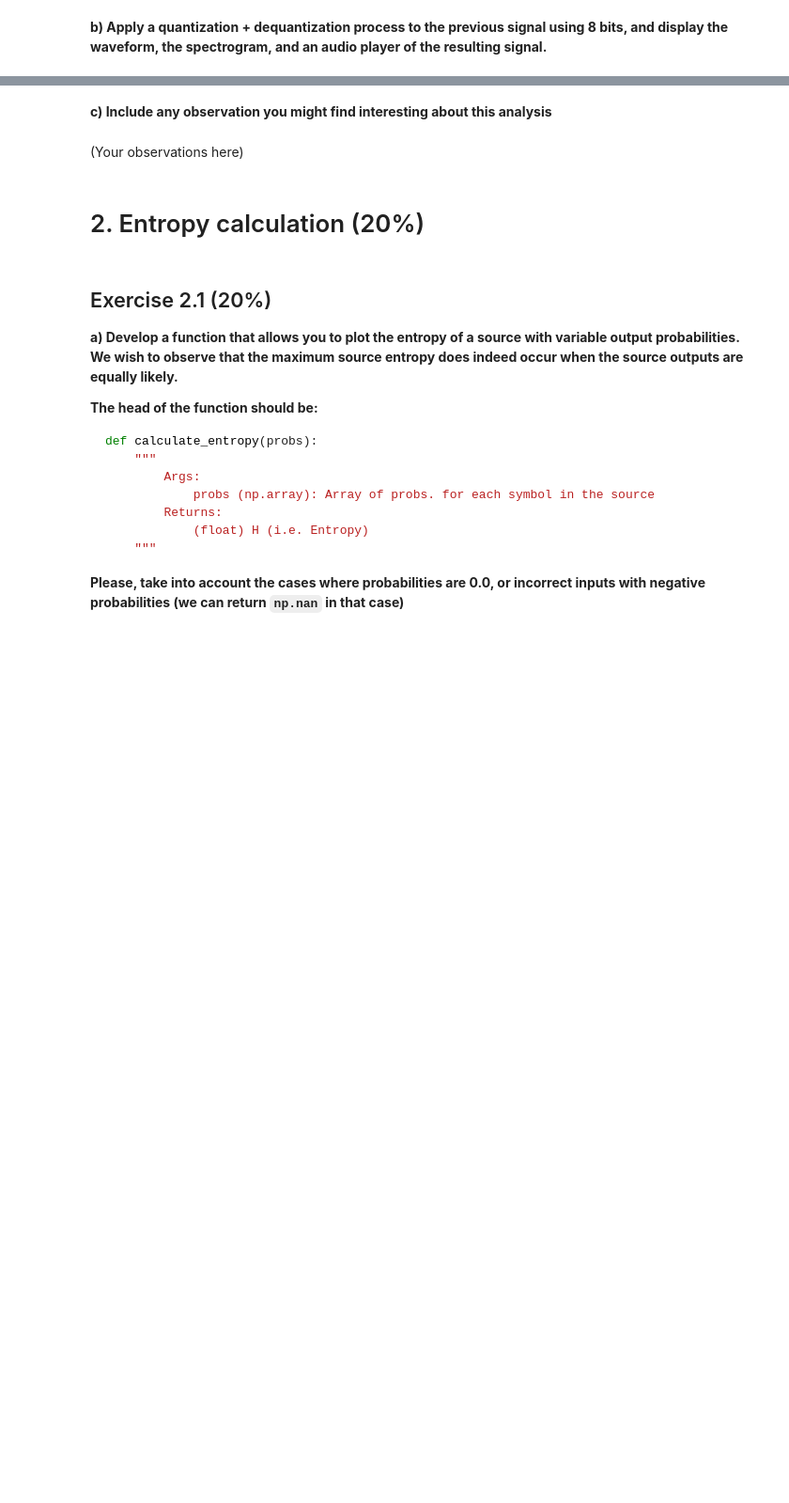
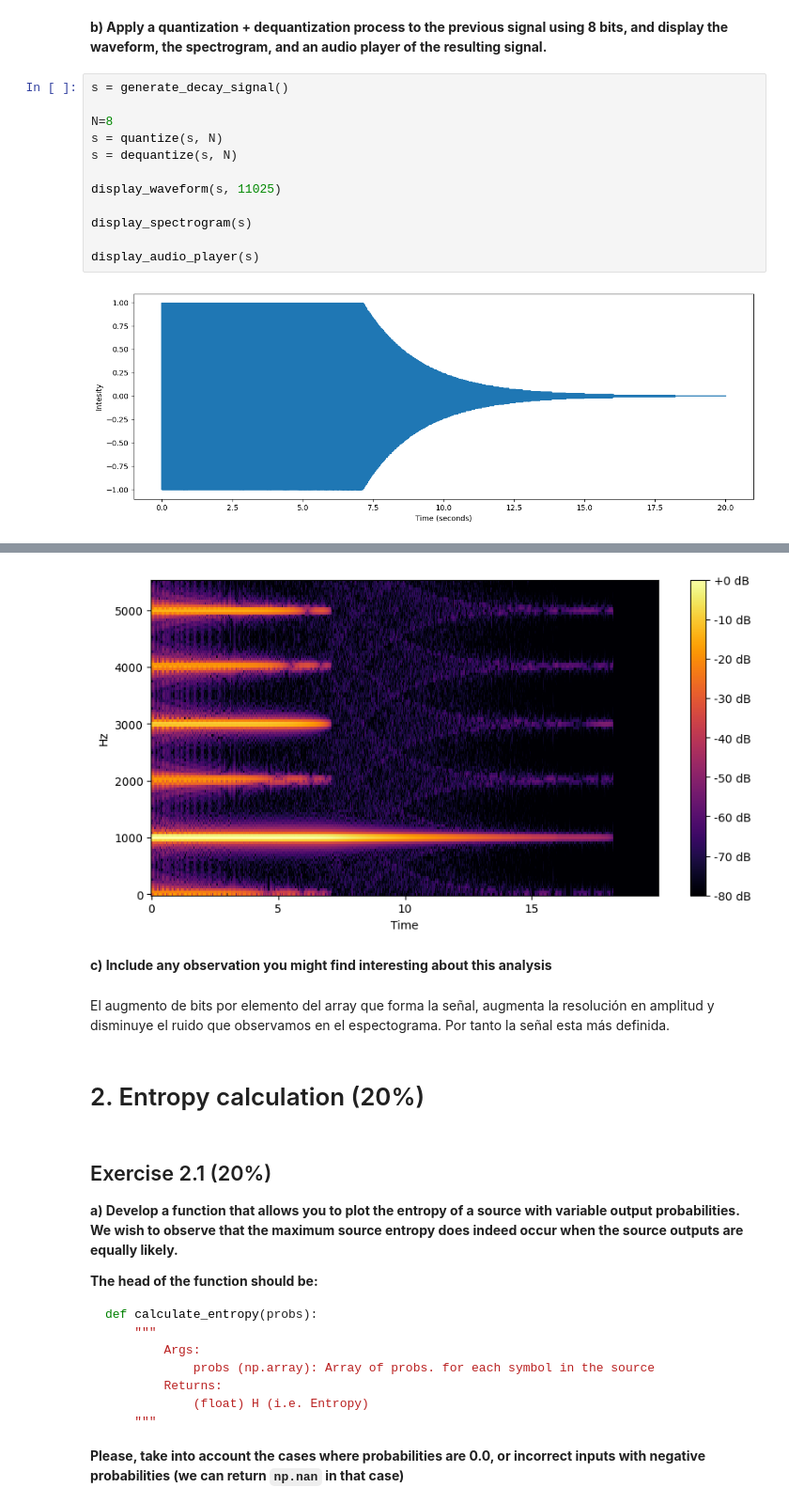
Before and after one commit to JsMarq96/Video-Labs, a Jupyter notebook: Audio/Lab1/Lab1_QuantizationAndEntropyCoding_2022.ipynb, the cells around one changed output, grey strips where cells are left out. Shown at 94% size. Saved outputs shown, nothing was run; the diff lists cells and outputs as text; blank space fills up the shorter version.

```diff
--- a/Audio/Lab1/Lab1_QuantizationAndEntropyCoding_2022.ipynb
+++ b/Audio/Lab1/Lab1_QuantizationAndEntropyCoding_2022.ipynb
@@ -348,2 +383,16 @@ Tip: In order to display the waveform, spectrogram, or audio player, the signal
 # %% [markdown]
 **b) Apply a quantization + dequantization process to the previous signal using 8 bits, and display the waveform, the spectrogram, and an audio player of the resulting signal.**
+# %%
+s = generate_decay_signal()
+
+N=8
+s = quantize(s, N)
+s = dequantize(s, N)
+
+display_waveform(s, 11025)
+
+display_spectrogram(s)
+
+display_audio_player(s)
+# %% [output]
+[figure, added]
@@ -350,7 +400,8 @@ Tip: In order to display the waveform, spectrogram, or audio player, the signal
+[figure, added]
 # %% [markdown]
 **c) Include any observation you might find interesting about this analysis**
-# %% [markdown]
-(Your observations here)
+# %% [markdown]
+El augmento de bits por elemento del array que forma la señal, augmenta la resolución en amplitud y disminuye el ruido que observamos en el espectograma. Por tanto la señal esta más definida.
 # %% [markdown]
 # 2. Entropy calculation (20%)
 # %% [markdown]
```
Also changed, not shown: parts of 22 cells of this notebook, 1 other file.
